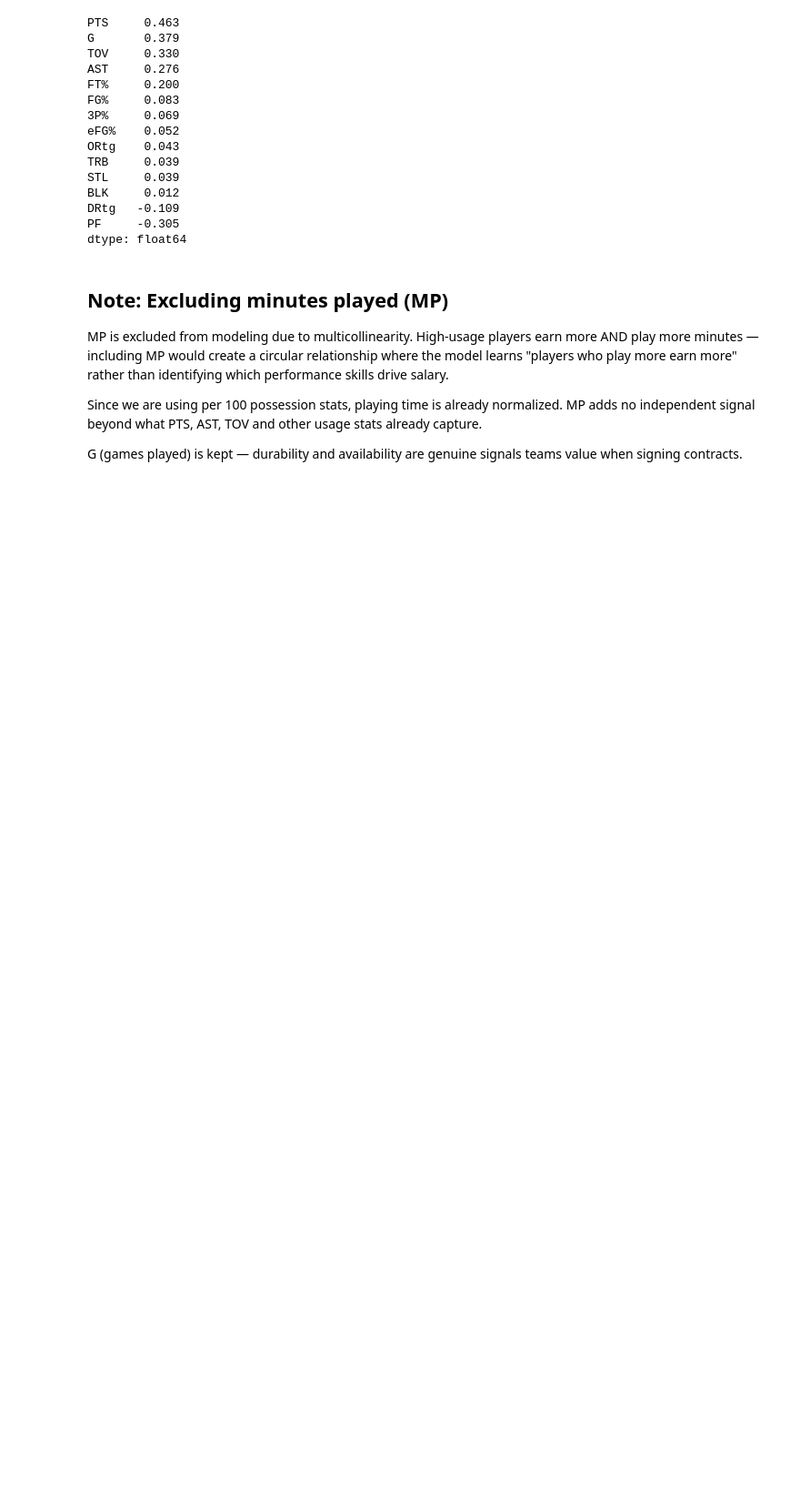
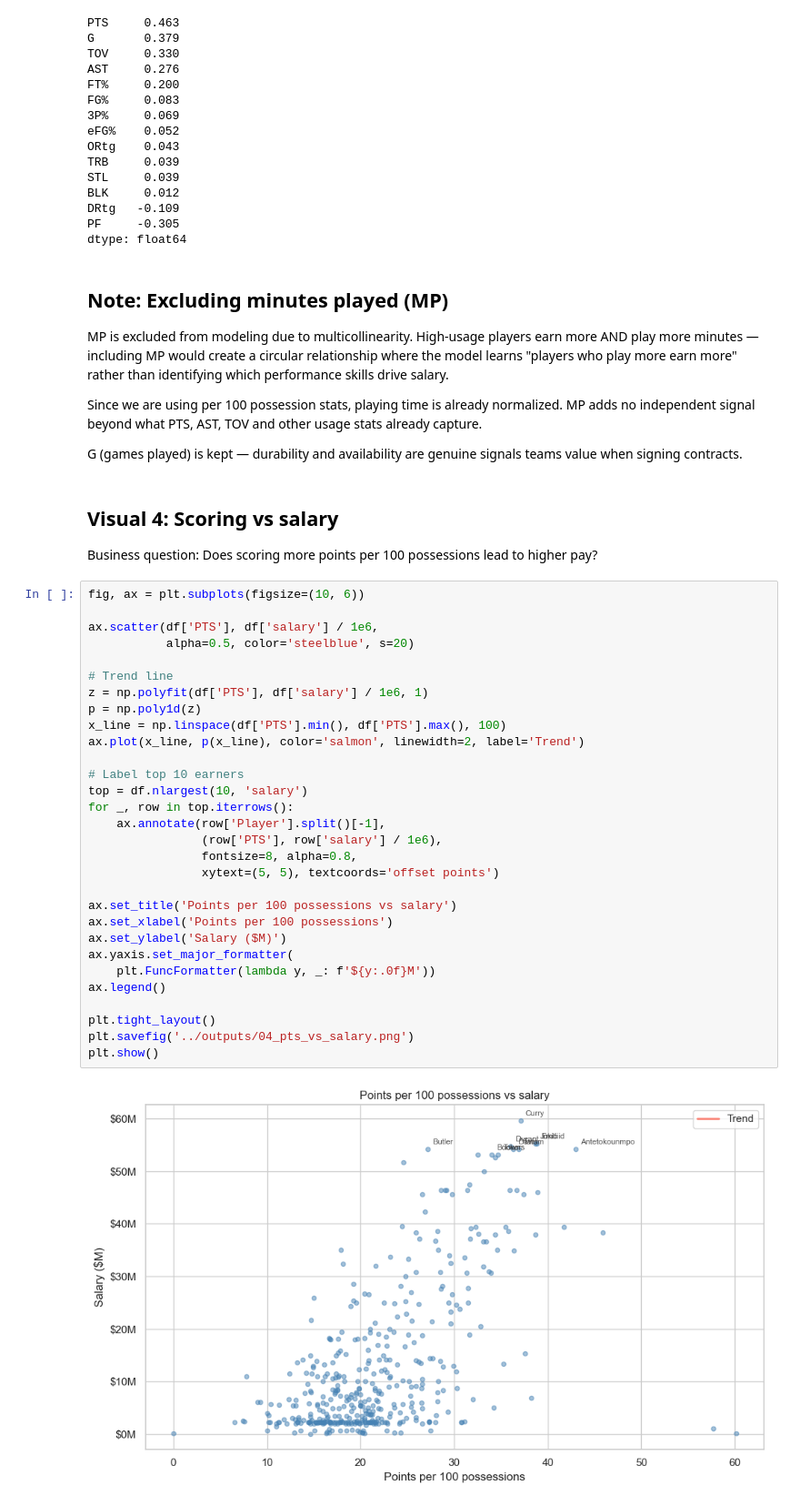
Before and after one commit to Drew-Zeimetz/nba-salary-prediction, a Jupyter notebook: notebooks/02_eda.ipynb, the cells around one changed output. Shown at 91% size. Drawn from its saved outputs; the diff is of its cells as text; blank space fills up the shorter version.

Commit message:
EDA notebook add visuals 4-5

```diff
--- a/notebooks/02_eda.ipynb
+++ b/notebooks/02_eda.ipynb
@@ -354,3 +354,39 @@ PTS, AST, TOV and other usage stats already capture.
 
 G (games played) is kept — durability and availability are
 genuine signals teams value when signing contracts.
+# %% [markdown]
+## Visual 4: Scoring vs salary
+Business question: Does scoring more points per 100 possessions
+lead to higher pay?
+# %%
+fig, ax = plt.subplots(figsize=(10, 6))
+
+ax.scatter(df['PTS'], df['salary'] / 1e6,
+           alpha=0.5, color='steelblue', s=20)
+
+# Trend line
+z = np.polyfit(df['PTS'], df['salary'] / 1e6, 1)
+p = np.poly1d(z)
+x_line = np.linspace(df['PTS'].min(), df['PTS'].max(), 100)
+ax.plot(x_line, p(x_line), color='salmon', linewidth=2, label='Trend')
+
+# Label top 10 earners
+top = df.nlargest(10, 'salary')
+for _, row in top.iterrows():
+    ax.annotate(row['Player'].split()[-1],
+                (row['PTS'], row['salary'] / 1e6),
+                fontsize=8, alpha=0.8,
+                xytext=(5, 5), textcoords='offset points')
+
+ax.set_title('Points per 100 possessions vs salary')
+ax.set_xlabel('Points per 100 possessions')
+ax.set_ylabel('Salary ($M)')
+ax.yaxis.set_major_formatter(
+    plt.FuncFormatter(lambda y, _: f'${y:.0f}M'))
+ax.legend()
+
+plt.tight_layout()
+plt.savefig('../outputs/04_pts_vs_salary.png')
+plt.show()
+# %% [output]
+[figure, added]
```
Also changed, not shown: parts of 6 cells of this notebook, 2 other files.
